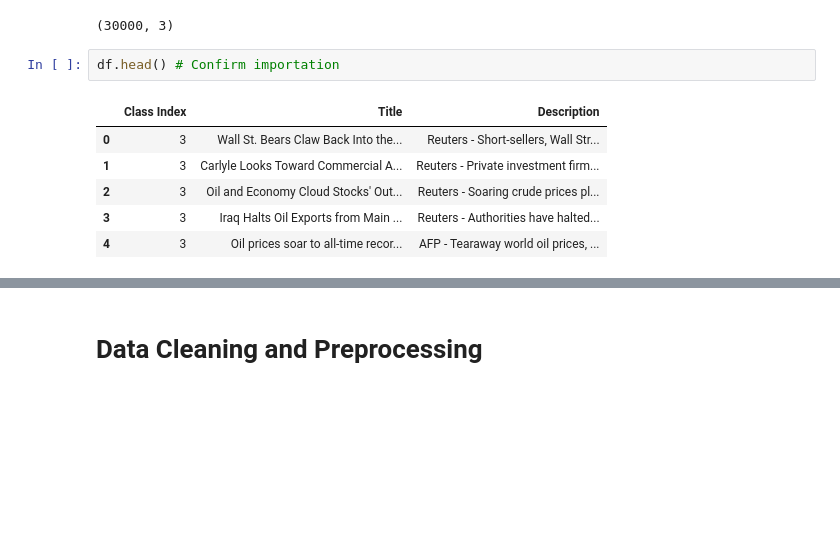
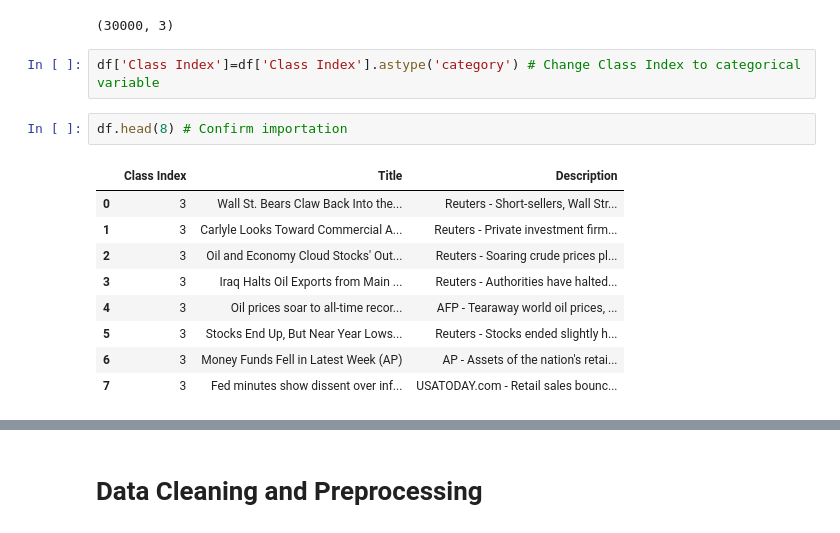
Before and after one commit to ArvindKrishnan1/generative-ai-text-summarization, a Jupyter notebook: notebooks/Generative_AI_Text_Summarization.ipynb, the cells around one changed output, grey strips where cells are left out. Cells and saved outputs as stored; diff of their text form; blank space fills up the shorter version.

```diff
--- a/notebooks/Generative_AI_Text_Summarization.ipynb
+++ b/notebooks/Generative_AI_Text_Summarization.ipynb
@@ -60,12 +62,17 @@ df = pd.read_csv(r'C:\Users\nickr\OneDrive\Documents\GitHub\generative-ai-text-s
 df.shape
 # %% [output]
 (30000, 3)
+# %%
+df['Class Index']=df['Class Index'].astype('category') # Change Class Index to categorical variable
 # %%
-df.head() # Confirm importation
+df.head(8) # Confirm importation
 # %% [output]
 |  | Class Index | Title | Description |
 | 0 | 3 | Wall St. Bears Claw Back Into the... | Reuters - Short-sellers, Wall Str... |
 | 1 | 3 | Carlyle Looks Toward Commercial A... | Reuters - Private investment firm... |
 | 2 | 3 | Oil and Economy Cloud Stocks' Out... | Reuters - Soaring crude prices pl... |
 | 3 | 3 | Iraq Halts Oil Exports from Main ... | Reuters - Authorities have halted... |
 | 4 | 3 | Oil prices soar to all-time recor... | AFP - Tearaway world oil prices, ... |
+| 5 | 3 | Stocks End Up, But Near Year Lows... | Reuters - Stocks ended slightly h... |
+| 6 | 3 | Money Funds Fell in Latest Week (AP) | AP - Assets of the nation's retai... |
+| 7 | 3 | Fed minutes show dissent over inf... | USATODAY.com - Retail sales bounc... |
```
Also changed, not shown: parts of 38 cells of this notebook.
